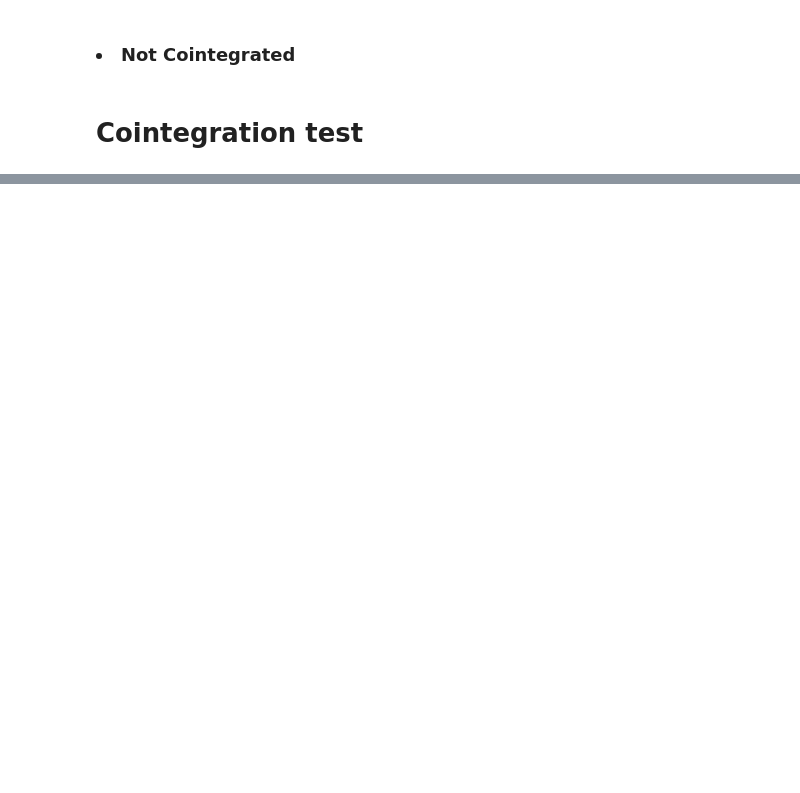
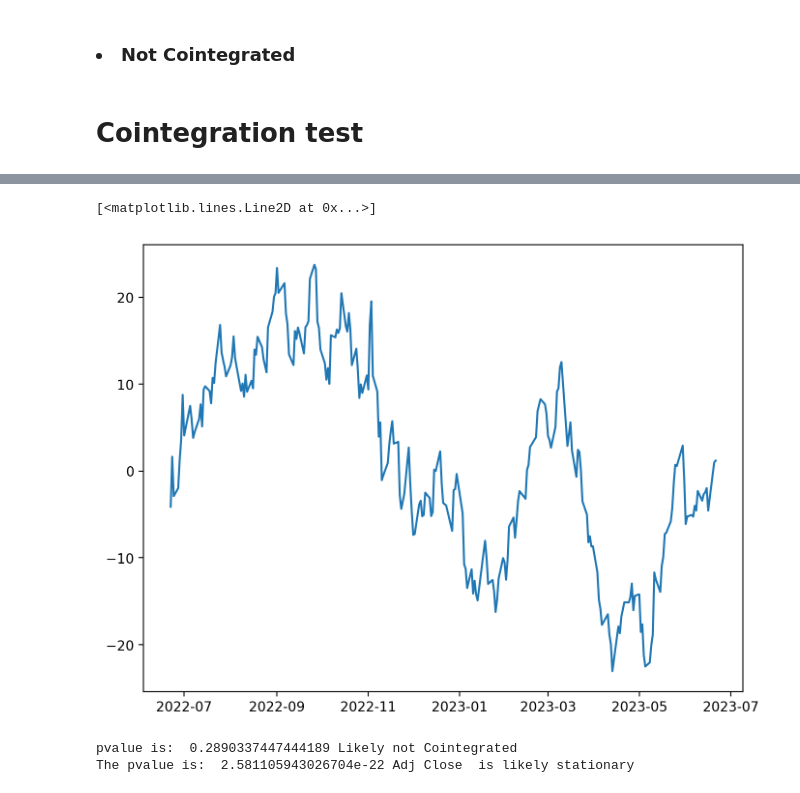
Before and after one commit to xwj0109/Quant-Finance, a Jupyter notebook: PairsTrading_Strategy.ipynb, the cells around one changed output, grey strips where cells are left out. Drawn from its saved outputs; the diff is of its cells as text; code cells hidden in the pictures; blank space fills up the shorter version.

```diff
--- a/PairsTrading_Strategy.ipynb
+++ b/PairsTrading_Strategy.ipynb
@@ -125,0 +169,14 @@ plt.axhline((BRKB - SNA).mean(), color='red', linestyle='--')
+# %%
+plt.plot(SpreadGold)
+# %% [output]
+[<matplotlib.lines.Line2D at 0x...>]
+[figure, added]
+# %%
+score, pvalue, _ = coint( GLD, GDX)
+cointegration(pvalue)
+
+GLD1 = GLD.pct_change()[1:]
+stationarity(GLD1)
+# %% [output]
+pvalue is:  0.2890337447444189 Likely not Cointegrated
+The pvalue is:  2.581105943026704e-22 Adj Close  is likely stationary
```
Also changed, not shown: parts of 16 cells of this notebook.
